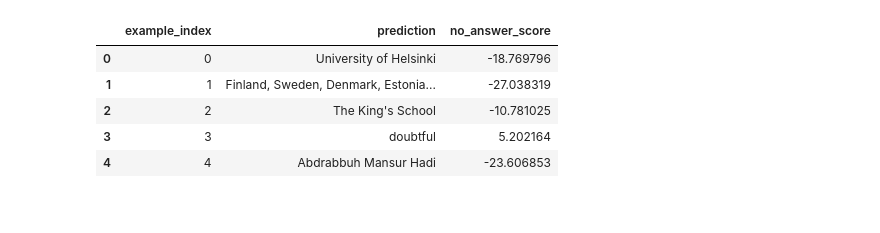
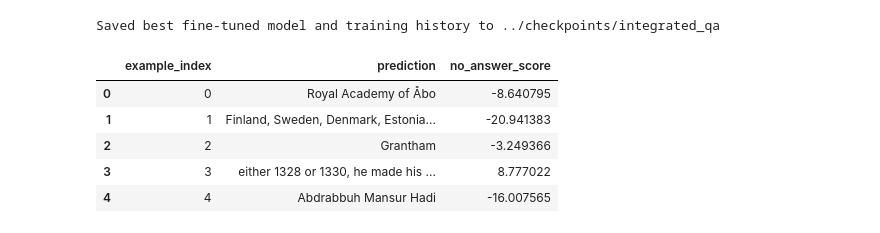
Before and after one commit to wiwillym/nlp-ku-project, a Jupyter notebook: notebooks/7_integrated_multilingual_qa.ipynb, the cells around one changed output. Saved outputs shown, nothing was run; the diff lists cells and outputs as text; code cells hidden in the pictures.

Commit message:
Updated integrated multilingual QA implementation, added translation extension, and created 10 examples for the challenge

```diff
--- a/notebooks/7_integrated_multilingual_qa.ipynb
+++ b/notebooks/7_integrated_multilingual_qa.ipynb
@@ -40,16 +40,16 @@ def enforce_reproducibility(seed=42):
     random.seed(seed)
     np.random.seed(seed)
 
+
 device = torch.device(
-    "cuda" if torch.cuda.is_available()
-    else "mps" if torch.backends.mps.is_available()
-    else "cpu"
+    "cuda"
+    if torch.cuda.is_available()
+    else "mps" if torch.backends.mps.is_available() else "cpu"
 )
 
 enforce_reproducibility()
 
 df_train_tokenised, df_val_tokenised = load_tokenised_data()
-df_train_subset = df_train_tokenised.sample(n=400, random_state=42).reset_index(drop=True)
 # %%
 squad_metric = load_metric("squad_v2")
 
@@ -205,20 +312,12 @@ losses = train(model, train_dl, optimizer, scheduler, n_epochs, device)
 # %%
-load_model = False
-os.makedirs("../checkpoints", exist_ok=True)
-SAVE_PATH = "../checkpoints/integrated_qa"
-
-if load_model:
-    tokenizer = AutoTokenizer.from_pretrained(
-        SAVE_PATH,
-        use_fast=True
-    )
-
-    model = AutoModelForQuestionAnswering.from_pretrained(
-        SAVE_PATH,
-        attn_implementation="eager",
-    ).to(device)
-
-else:
+if RUN_TRAINING:
+    os.makedirs(SAVE_PATH, exist_ok=True)
     model.save_pretrained(SAVE_PATH)
     tokenizer.save_pretrained(SAVE_PATH)
+    history.to_csv(os.path.join(SAVE_PATH, "training_history.csv"), index=False)
+    print(f"Saved best fine-tuned model and training history to {SAVE_PATH}")
+else:
+    print(f"Using previously saved model from {SAVE_PATH}")
+# %% [output]
+Saved best fine-tuned model and training history to ../checkpoints/integrated_qa
 # %%
@@ -289,26 +358,15 @@ def predict(
 
         for batch in tqdm(valid_dl, desc="Evaluation"):
 
-            batch = {
-                key: value.to(device)
-                for key, value in batch.items()
-            }
+            batch = {key: value.to(device) for key, value in batch.items()}
 
-            outputs = model(input_ids=batch["input_ids"], attention_mask=batch["attention_mask"])
-
-            start_logits_all.extend(
-                outputs.start_logits
-                .detach()
-                .cpu()
-                .numpy()
+            outputs = model(
+                input_ids=batch["input_ids"], attention_mask=batch["attention_mask"]
             )
 
-            end_logits_all.extend(
-                outputs.end_logits
-                .detach()
-                .cpu()
-                .numpy()
-            )
+            start_logits_all.extend(outputs.start_logits.detach().cpu().numpy())
+
+            end_logits_all.extend(outputs.end_logits.detach().cpu().numpy())
 
     return (start_logits_all, end_logits_all)
 
@@ -371,8 +429,7 @@ def post_process_predictions(
 
                     if (
                         start_index > end_index
-                        or end_index - start_index + 1
-                        > max_answer_length
+                        or end_index - start_index + 1 > max_answer_length
                     ):
                         continue
 
@@ -389,11 +446,7 @@ def post_process_predictions(
 
         no_answer_score = best_null_score - best_span_score
 
-        prediction = (
-            ""
-            if no_answer_score > threshold
-            else best_span_text
-        )
+        prediction = "" if no_answer_score > threshold else best_span_text
 
         predictions.append(
             {
@@ -405,22 +458,23 @@ def post_process_predictions(
 
     return pd.DataFrame(predictions)
 
+
 logits = predict(model, val_dl, device)
 # %%
 predictions = post_process_predictions(
     df_val_tokenised,
-    validation_features,
+    validation_prediction_features,
     logits,
     threshold=np.inf,
 )
 predictions.head()
 # %% [output]
 |  | example_index | prediction | no_answer_score |
-| 0 | 0 | University of Helsinki | -18.769796 |
-| 1 | 1 | Finland, Sweden, Denmark, Estonia... | -27.038319 |
-| 2 | 2 | The King's School | -10.781025 |
-| 3 | 3 | doubtful | 5.202164 |
-| 4 | 4 | Abdrabbuh Mansur Hadi | -23.606853 |
+| 0 | 0 | Royal Academy of Åbo | -8.640795 |
+| 1 | 1 | Finland, Sweden, Denmark, Estonia... | -20.941383 |
+| 2 | 2 | Grantham | -3.249366 |
+| 3 | 3 | either 1328 or 1330, he made his ... | 8.777022 |
+| 4 | 4 | Abdrabbuh Mansur Hadi | -16.007565 |
 # %%
 val_examples = df_val_tokenised.reset_index(drop=True)
 
```
Also changed, not shown: parts of 13 cells of this notebook, 7 other files.
